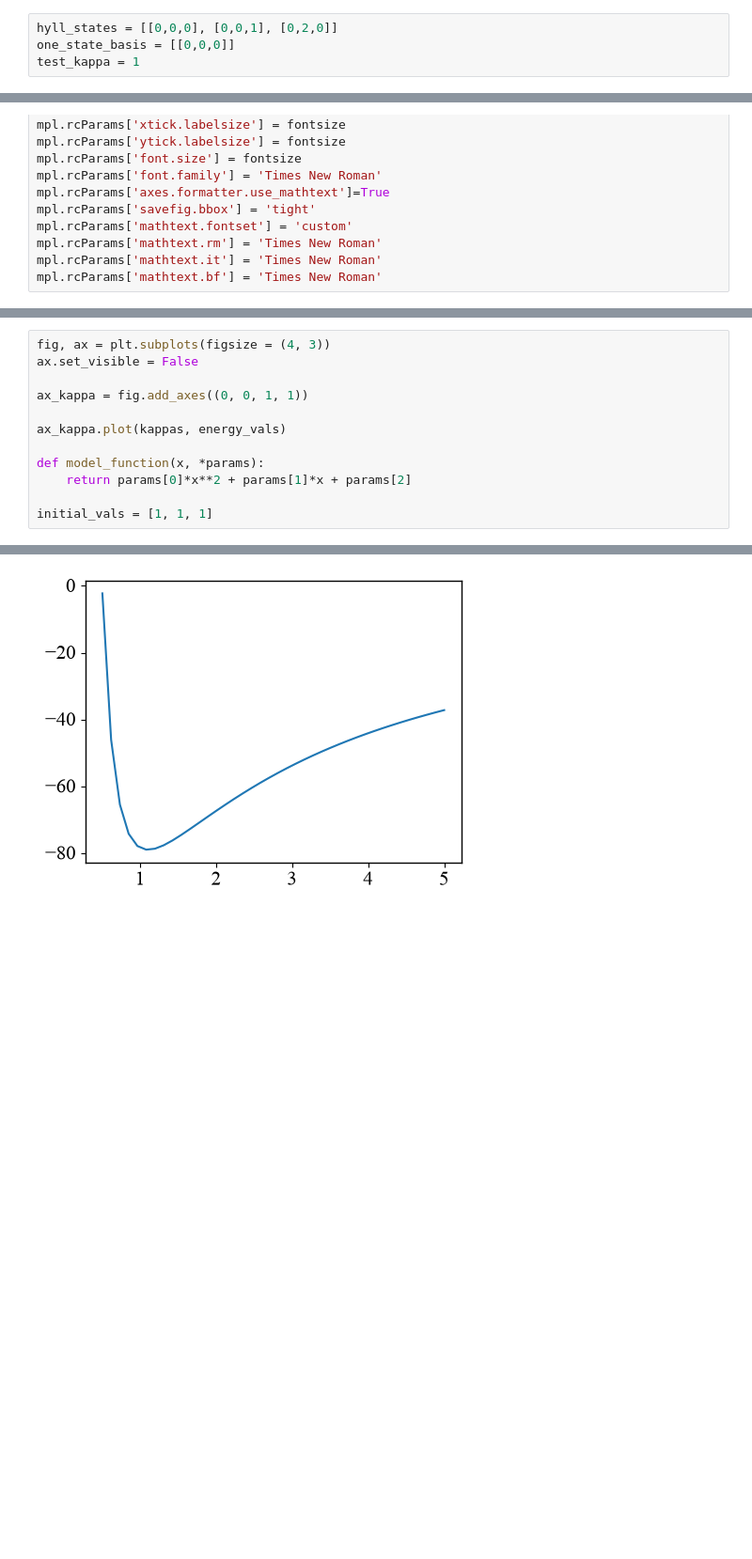
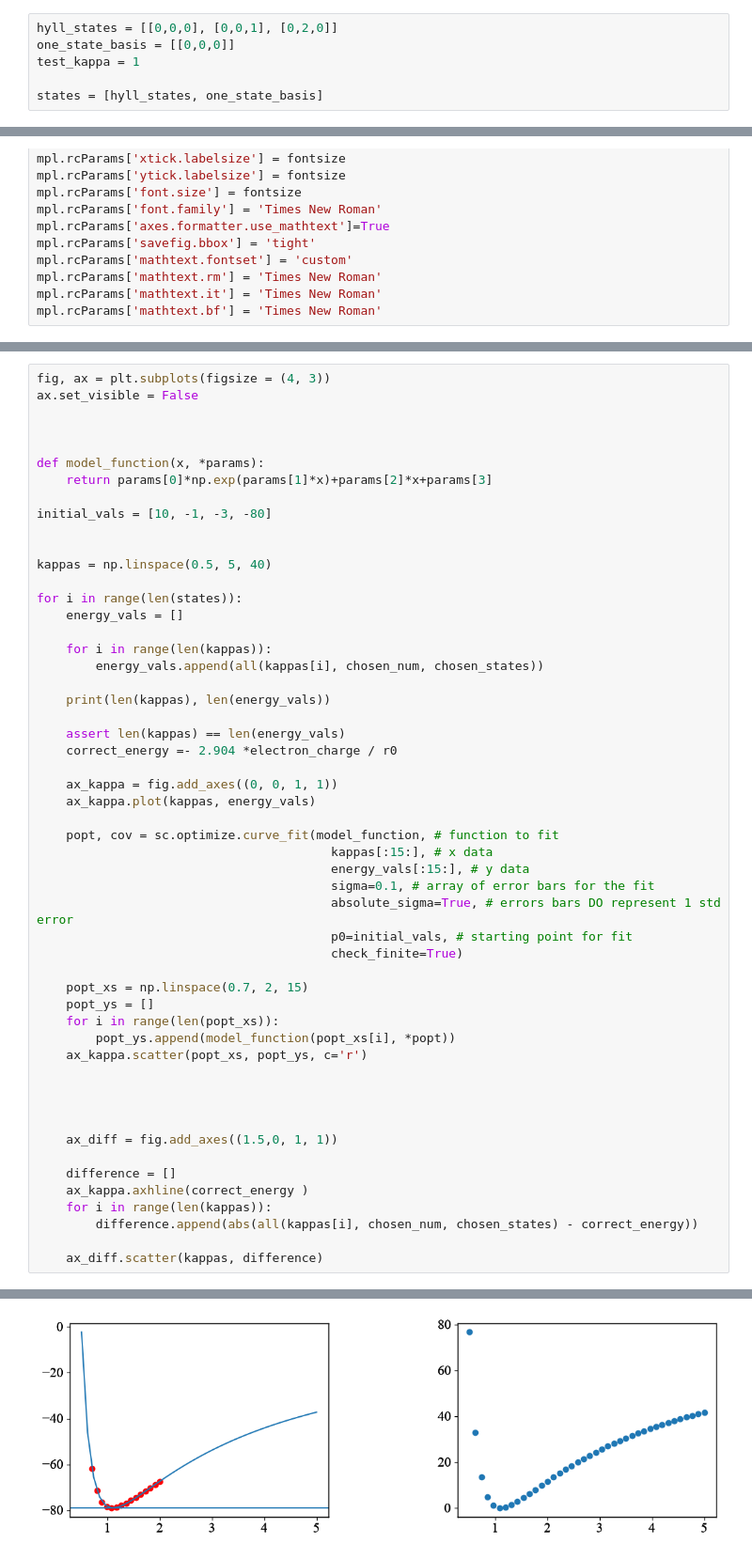
Before and after one commit to ruthhodgson/3particle_project, a Jupyter notebook: notebooks/milestone_nb.ipynb, the cells around one changed output, grey strips where cells are left out. Shown at 94% size. Cells and saved outputs as stored; diff of their text form; blank space fills up the shorter version.

Commit message:
plotting and comparing to correct value

```diff
--- a/notebooks/milestone_nb.ipynb
+++ b/notebooks/milestone_nb.ipynb
@@ -38,6 +38,8 @@ print(r0_calc)
 hyll_states = [[0,0,0], [0,0,1], [0,2,0]]
 one_state_basis = [[0,0,0]]
 test_kappa = 1
+
+states = [hyll_states, one_state_basis]
 # %%
 chosen_states = hyll_states
 chosen_num = len(chosen_states)
@@ -466,12 +456,53 @@ assert len(kappas) == len(energy_vals)
 fig, ax = plt.subplots(figsize = (4, 3))
 ax.set_visible = False
 
-ax_kappa = fig.add_axes((0, 0, 1, 1))
 
-ax_kappa.plot(kappas, energy_vals)
 
 def model_function(x, *params):
-    return params[0]*x**2 + params[1]*x + params[2]
+    return params[0]*np.exp(params[1]*x)+params[2]*x+params[3]
 
-initial_vals = [1, 1, 1]
+initial_vals = [10, -1, -3, -80]
+
+
+kappas = np.linspace(0.5, 5, 40)
+
+for i in range(len(states)):
+    energy_vals = []
+
+    for i in range(len(kappas)):
+        energy_vals.append(all(kappas[i], chosen_num, chosen_states))
+
+    print(len(kappas), len(energy_vals))
+
+    assert len(kappas) == len(energy_vals)
+    correct_energy =- 2.904 *electron_charge / r0
+
+    ax_kappa = fig.add_axes((0, 0, 1, 1))
+    ax_kappa.plot(kappas, energy_vals)
+
+    popt, cov = sc.optimize.curve_fit(model_function, # function to fit
+                                        kappas[:15:], # x data
+                                        energy_vals[:15:], # y data
+                                        sigma=0.1, # array of error bars for the fit
+                                        absolute_sigma=True, # errors bars DO represent 1 std error
+                                        p0=initial_vals, # starting point for fit
+                                        check_finite=True)
+
+    popt_xs = np.linspace(0.7, 2, 15)
+    popt_ys = []
+    for i in range(len(popt_xs)):
+        popt_ys.append(model_function(popt_xs[i], *popt))
+    ax_kappa.scatter(popt_xs, popt_ys, c='r')
+
+
+
+
+    ax_diff = fig.add_axes((1.5,0, 1, 1))
+
+    difference = []
+    ax_kappa.axhline(correct_energy )
+    for i in range(len(kappas)):
+        difference.append(abs(all(kappas[i], chosen_num, chosen_states) - correct_energy))
+
+    ax_diff.scatter(kappas, difference)
 # %% [output]
@@ -480 +511 @@ IndexError: tuple index out of range
-[figure, old version]
+[figure, new version]
```
Also changed, not shown: parts of 3 cells of this notebook.
